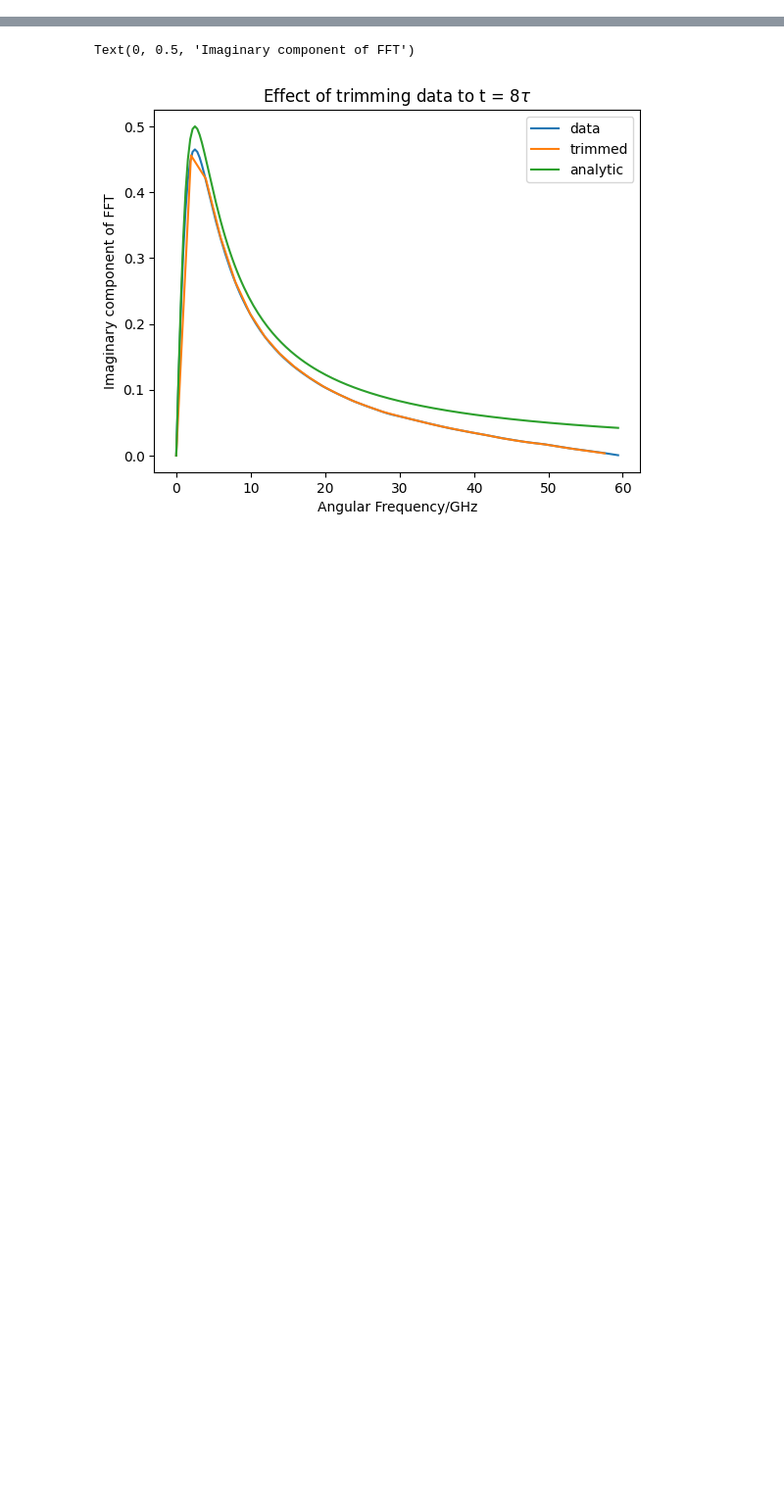
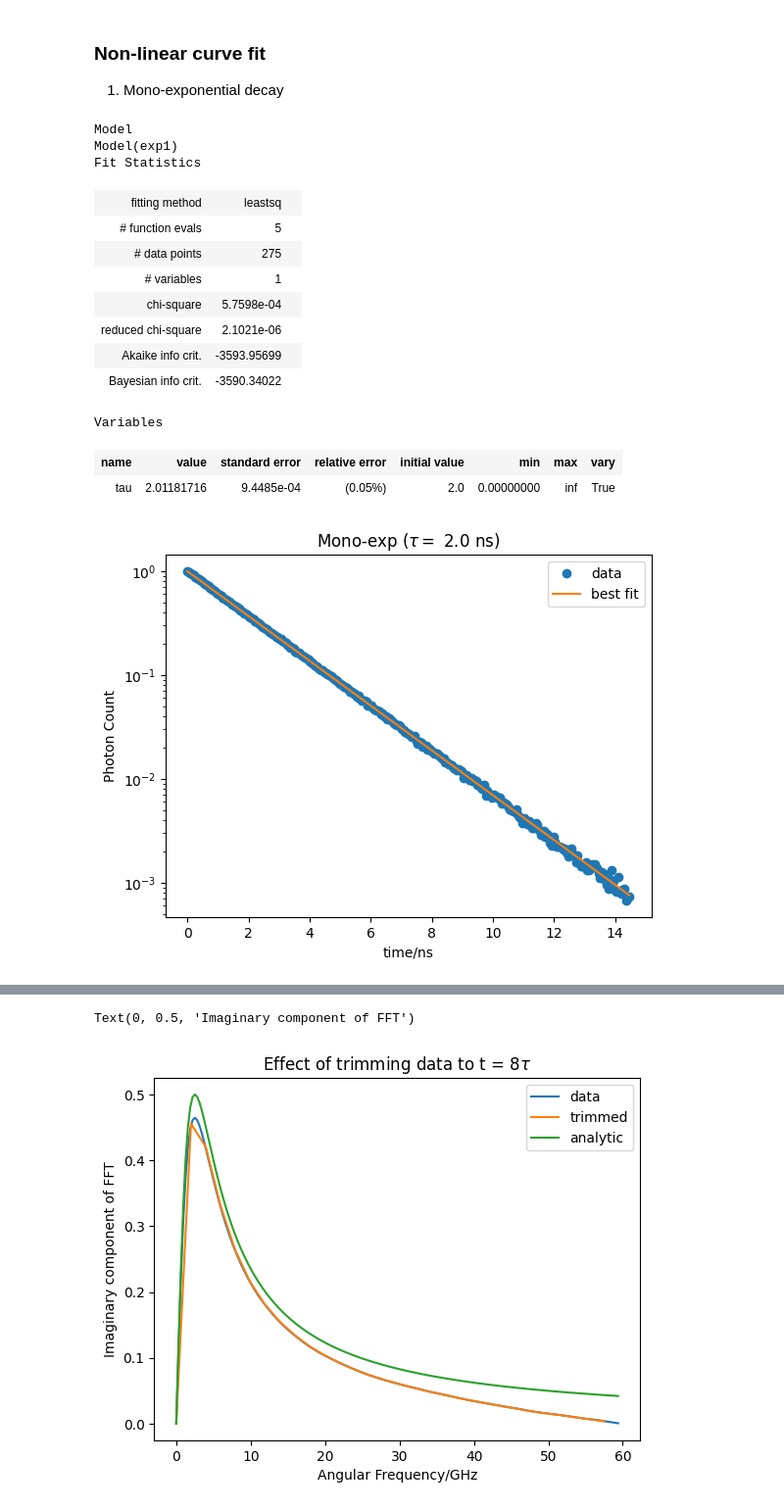
Before and after one commit to ngcnpeter/Y3_Group_Project_2B, a Jupyter notebook: TCSPC-simulation/interim_report.ipynb, the cells around one changed output, grey strips where cells are left out. Shown at 98% size. Saved outputs shown, nothing was run; the diff lists cells and outputs as text; code cells hidden in the pictures; blank space fills up the shorter version.

Commit message:
non-linear fit

```diff
--- a/TCSPC-simulation/interim_report.ipynb
+++ b/TCSPC-simulation/interim_report.ipynb
@@ -37,0 +99,25 @@ Call the `MC_exp()` method first to get data stored in `self.y`\
+# %% [markdown]
+### Non-linear curve fit
+
+1. Mono-exponential decay
+# %%
+fig,ax = plt.subplots()
+DEMO.fit(exp1,DEMO.y_arr[9],plot = True, guess = [DEMO.tau[9]],ax=ax) #fit and plot fitted curve
+ax.set_title(rf'Mono-exp ($\tau =$ {DEMO.tau[9]} ns)')
+DEMO.fit_result
+# %% [output]
+Model
+Model(exp1)
+Fit Statistics
+| fitting method | leastsq |  |
+| # function evals | 5 |  |
+| # data points | 275 |  |
+| # variables | 1 |  |
+| chi-square | 5.7598e-04 |  |
+| reduced chi-square | 2.1021e-06 |  |
+| Akaike info crit. | -3593.95699 |  |
+| Bayesian info crit. | -3590.34022 |  |
+Variables
+| name | value | standard error | relative error | initial value | min | max | vary |
+| tau | 2.01181716 | 9.4485e-04 | (0.05%) | 2.0 | 0.00000000 | inf | True |
+[figure, added]
```
Also changed, not shown: parts of 36 cells of this notebook, 2 other files.
